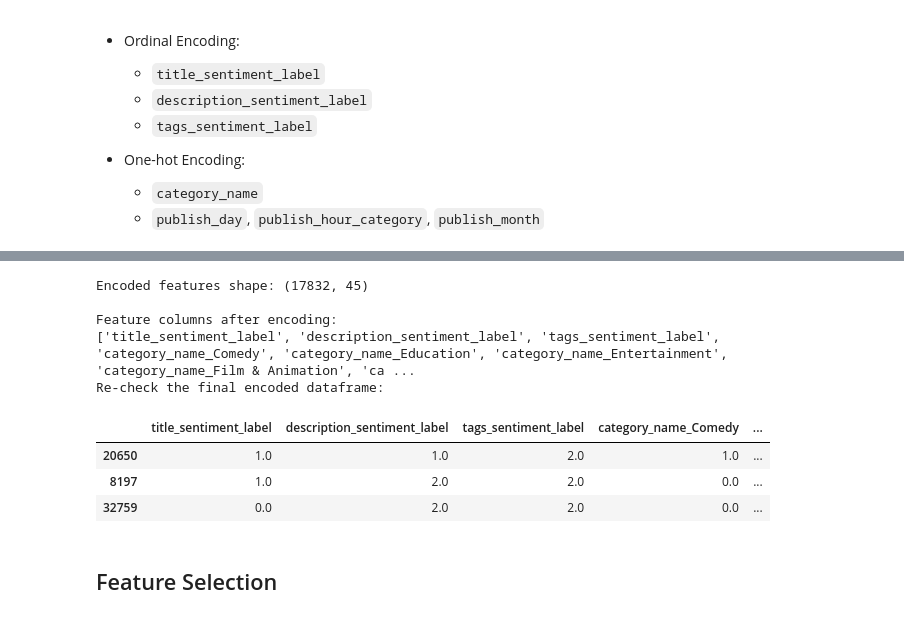
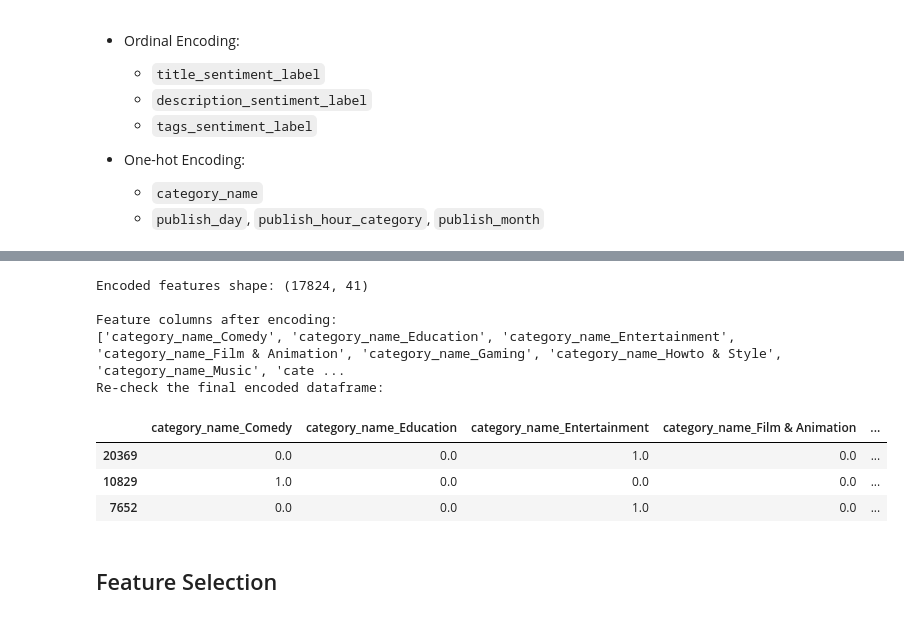
Before and after one commit to mcikalmerdeka/Youtube-Video-Views-Prediction, a Jupyter notebook: notebook_fix.ipynb, the cells around one changed output, grey strips where cells are left out. Drawn from its saved outputs; the diff is of its cells as text; code cells hidden in the pictures.

```diff
--- a/notebook_fix.ipynb
+++ b/notebook_fix.ipynb
@@ -757,9 +757,15 @@ display(info_df)
 # %%
 from sklearn.model_selection import train_test_split
 
+# Special case of drop rows where category_name is 'Travel & Events' or 'Pets & Animals'
+# This is done because the values is too few for splitting
+categories_to_drop = ['Travel & Events', 'Pets & Animals']
+df = df[~df['category_name'].isin(categories_to_drop)]
+
 # Drop derived columns not needed for modeling
 target = 'views' # We are doing regression here
-cols_to_drop = ['channel_title', 'category_id', 'publish_season', 'has_tags', 'views_log', 'views_category', target]
+cols_to_drop = ['title_sentiment_label', 'description_sentiment_label', 'tags_sentiment_label', 'channel_title', 'category_id',
+    'publish_season', 'has_tags', 'views_log', 'views_category', target]
 
 # Separate features and target
 X_raw = df.drop(columns=[target] + cols_to_drop)
@@ -770,6 +776,7 @@ X_train_raw, X_temp_raw, y_train_raw, y_temp_raw = train_test_split(
     X_raw, y_raw,
     test_size=0.25,
     random_state=42,
+    stratify=X_raw["category_name"]
 )
 
 # Second split: Split temp into 80% validation (20% of original) and 20% test (5% of original)
@@ -777,6 +784,7 @@ X_val_raw, X_test_raw, y_val_raw, y_test_raw = train_test_split(
     X_temp_raw, y_temp_raw,
     test_size=0.2,
     random_state=42,
+    stratify=X_temp_raw["category_name"]
 )
 
 # Display split sizes
@@ -962,56 +947,56 @@ X_val_encoded = X_val_clean.copy()
 X_test_encoded = X_test_raw.copy()
 
 # Define categorical columns for feature encoding
-ordinal_cols = ['title_sentiment_label', 'description_sentiment_label', 'tags_sentiment_label']
-ordinal_categories = {
-    "title_sentiment_label": ['Negative', 'Neutral', 'Positive'],
-    "description_sentiment_label": ['Negative', 'Neutral', 'Positive'],
-    "tags_sentiment_label": ['Negative', 'Neutral', 'Positive']
-}
+# ordinal_cols = ['title_sentiment_label', 'description_sentiment_label', 'tags_sentiment_label']
+# ordinal_categories = {
+#     "title_sentiment_label": ['Negative', 'Neutral', 'Positive'],
+#     "description_sentiment_label": ['Negative', 'Neutral', 'Positive'],
+#     "tags_sentiment_label": ['Negative', 'Neutral', 'Positive']
+# }
 
 ohe_cols = ['category_name', 'publish_day', 'publish_hour_category', 'publish_month']
 
 # Fit on training data
 X_train_encoded, encoders = feature_encoding(
     X_train_encoded,
-    ordinal_columns=ordinal_cols,
-    ordinal_categories=ordinal_categories,
+    # ordinal_columns=ordinal_cols,
+    # ordinal_categories=ordinal_categories,
     nominal_columns=ohe_cols,
     handle_unknown='ignore'
 )
 
 # Transform validation data (reuses fitted encoders)
 X_val_encoded, _ = feature_encoding(
     X_val_encoded,
-    ordinal_columns=ordinal_cols,
-    ordinal_categories=ordinal_categories,
+    # ordinal_columns=ordinal_cols,
+    # ordinal_categories=ordinal_categories,
     nominal_columns=ohe_cols,
     handle_unknown='ignore'
 )
 
 # Transform test data (reuses fitted encoders)
 X_test_encoded, _ = feature_encoding(
     X_test_encoded,
-    ordinal_columns=ordinal_cols,
-    ordinal_categories=ordinal_categories,
+    # ordinal_columns=ordinal_cols,
+    # ordinal_categories=ordinal_categories,
     nominal_columns=ohe_cols,
     handle_unknown='ignore'
 )
 
 print(f"Encoded features shape: {X_train_encoded.shape}")
 print(f"\nFeature columns after encoding:")
 print(X_train_encoded.columns.tolist())
 print("Re-check the final encoded dataframe:")
 display(X_train_encoded.head(3))
 # %% [output]
-Encoded features shape: (17832, 45)
+Encoded features shape: (17824, 41)
 
 Feature columns after encoding:
-['title_sentiment_label', 'description_sentiment_label', 'tags_sentiment_label', 'category_name_Comedy', 'category_name_Education', 'category_name_Entertainment', 'category_name_Film & Animation', 'ca ...
+['category_name_Comedy', 'category_name_Education', 'category_name_Entertainment', 'category_name_Film & Animation', 'category_name_Gaming', 'category_name_Howto & Style', 'category_name_Music', 'cate ...
 Re-check the final encoded dataframe:
-|  | title_sentiment_label | description_sentiment_label | tags_sentiment_label | category_name_Comedy | ... |
-| 20650 | 1.0 | 1.0 | 2.0 | 1.0 | ... |
-| 8197 | 1.0 | 2.0 | 2.0 | 0.0 | ... |
-| 32759 | 0.0 | 2.0 | 2.0 | 0.0 | ... |
+|  | category_name_Comedy | category_name_Education | category_name_Entertainment | category_name_Film & Animation | ... |
+| 20369 | 0.0 | 0.0 | 1.0 | 0.0 | ... |
+| 10829 | 1.0 | 0.0 | 0.0 | 0.0 | ... |
+| 7652 | 0.0 | 0.0 | 1.0 | 0.0 | ... |
 # %% [markdown]
 ## Feature Selection
```
Also changed, not shown: parts of 32 cells of this notebook.
